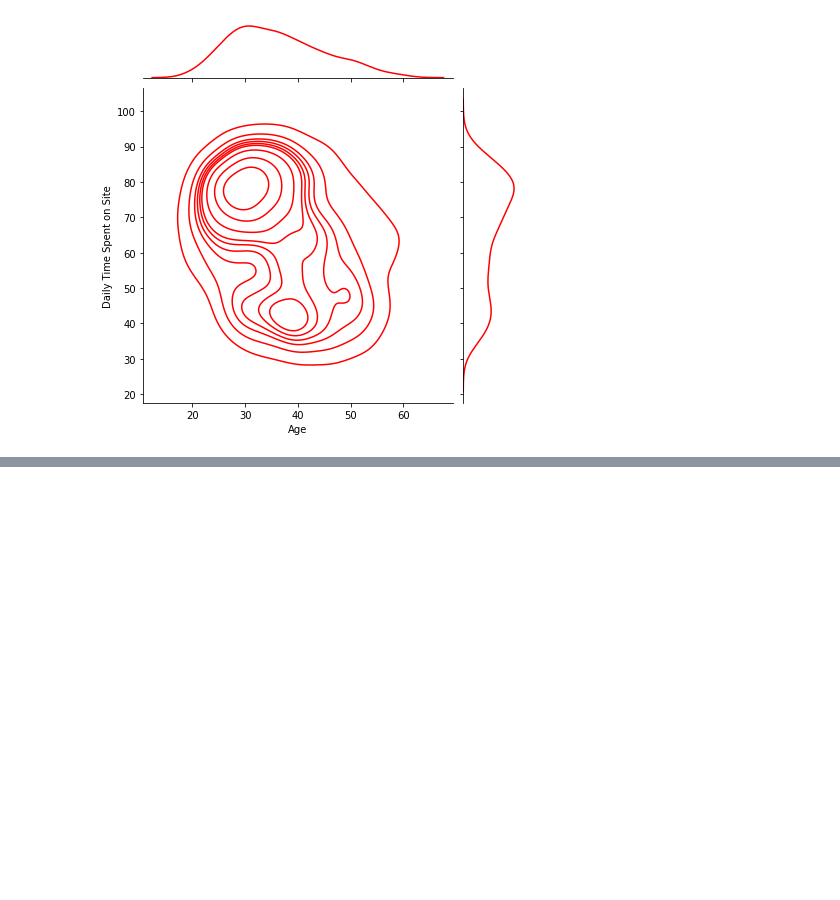
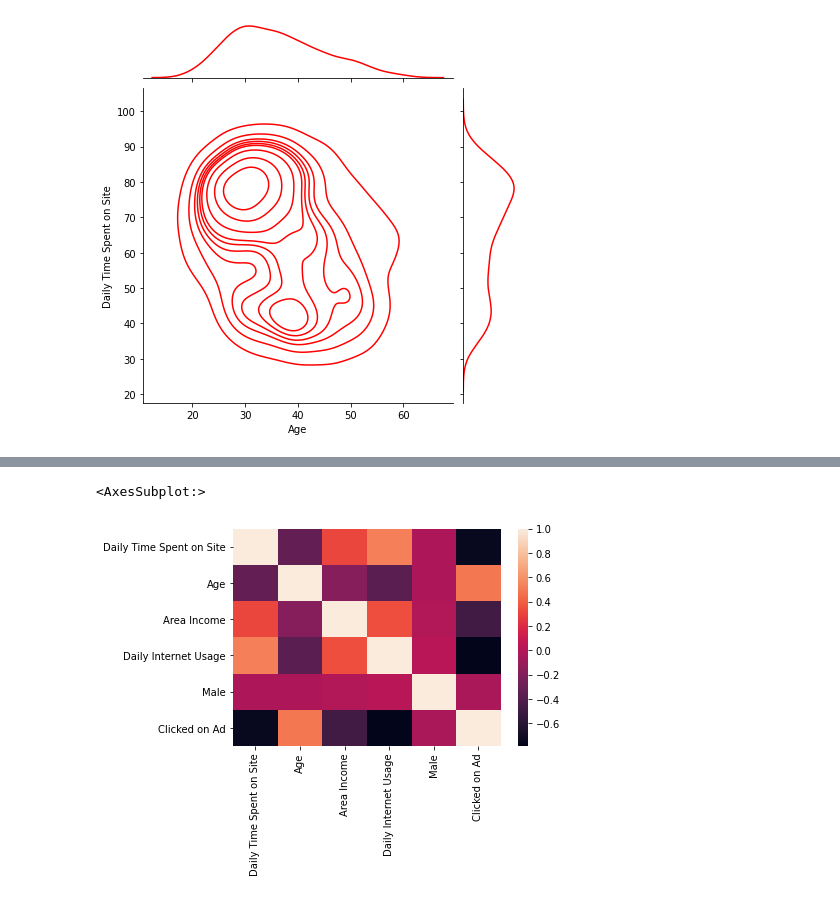
Before and after one commit to babiswas/pandasrepo, a Jupyter notebook: Untitled10.ipynb, the cells around one changed output, grey strips where cells are left out. Saved outputs shown, nothing was run; the diff lists cells and outputs as text; code cells hidden in the pictures; blank space fills up the shorter version.

```diff
--- a/Untitled10.ipynb
+++ b/Untitled10.ipynb
@@ -134,0 +143,5 @@ sns.pairplot(df,hue=)
+# %%
+sns.heatmap(df.corr())
+# %% [output]
+<AxesSubplot:>
+[figure, added]
```
Also changed, not shown: parts of 5 cells of this notebook.
